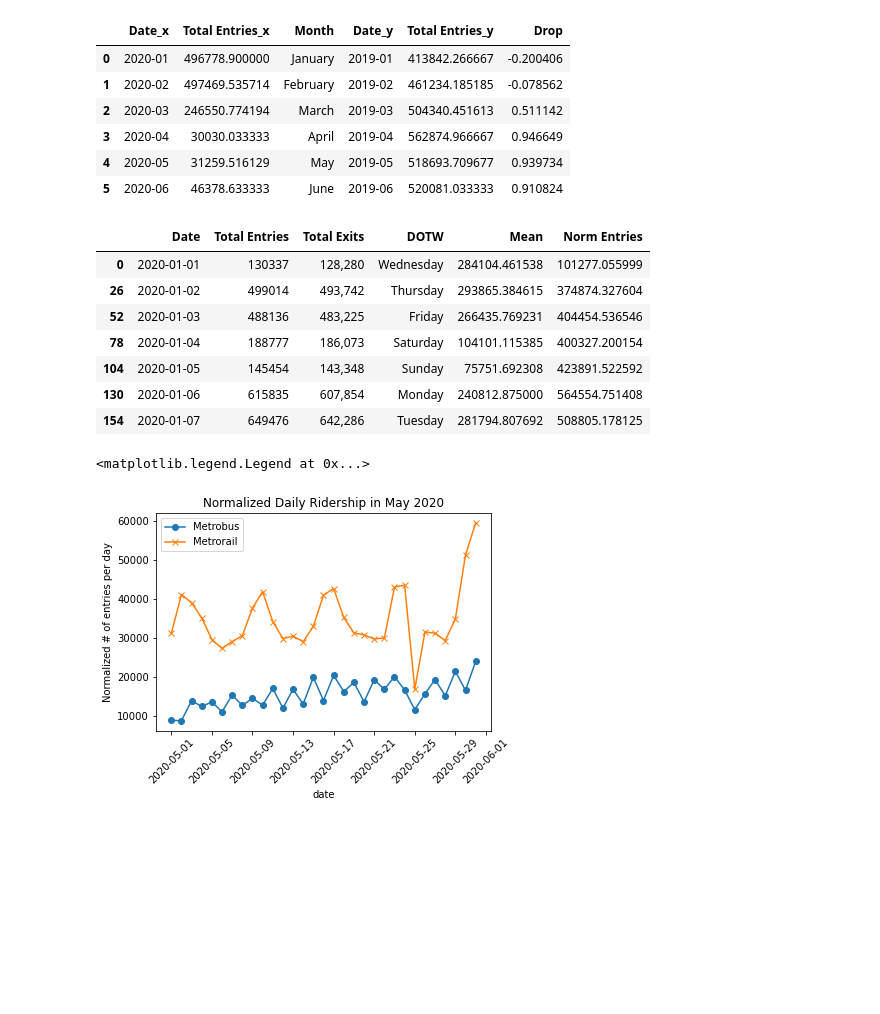
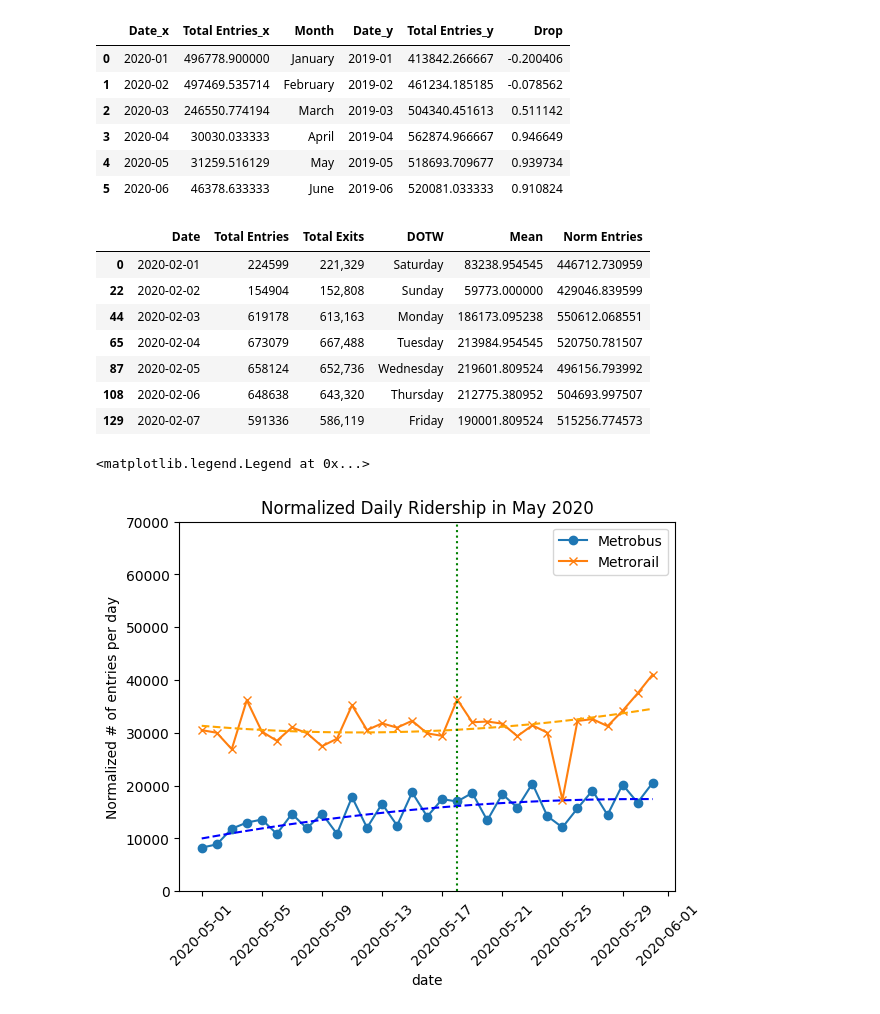
Before and after one commit to kylearbide/DC-Metro-Ridership-Covid, a Jupyter notebook: analysis.ipynb, the cells around one changed output. Saved outputs shown, nothing was run; the diff lists cells and outputs as text; code cells hidden in the pictures; blank space fills up the shorter version.

```diff
--- a/analysis.ipynb
+++ b/analysis.ipynb
@@ -93,6 +94,12 @@ metrorail_drops
 | 3 | 2020-04 | 30030.033333 | April | 2019-04 | 562874.966667 | 0.946649 |
 | 4 | 2020-05 | 31259.516129 | May | 2019-05 | 518693.709677 | 0.939734 |
 | 5 | 2020-06 | 46378.633333 | June | 2019-06 | 520081.033333 | 0.910824 |
+# %%
+# Comparing January-> June of 2019 - 2020
+metrorail_2020 = metrorail_df.loc[(metrorail_df['Date'] >= '2/1/2020') & (metrorail_df['Date'] < '7/1/2020')]
+metrorail_2019 = metrorail_df.loc[(metrorail_df['Date'] >= '2/1/2019') & (metrorail_df['Date'] < '7/1/2019')]
+metrobus_2020 = metrobus_df.loc[(metrobus_df['Date'] >= '2/1/2020') & (metrobus_df['Date'] < '7/1/2020')]
+metrobus_2019 = metrobus_df.loc[(metrobus_df['Date'] >= '2/1/2019') & (metrobus_df['Date'] < '7/1/2019')]
 # %%
 rail_means_2019 = metrorail_2019.groupby(['DOTW'])['Total Entries'].mean().reset_index().rename(columns={"Total Entries":"Mean"})
 rail_means_2020 = metrorail_2020.groupby(['DOTW'])['Total Entries'].mean().reset_index().rename(columns={"Total Entries":"Mean"})
@@ -112,25 +119,52 @@ metrorail_2020['Norm Entries'] = metrorail_2020['Total Entries'] / (metrorail_20
 metrorail_2020.sort_values("Date").head(7)
 # %% [output]
 |  | Date | Total Entries | Total Exits | DOTW | Mean | Norm Entries |
-| 0 | 2020-01-01 | 130337 | 128,280 | Wednesday | 284104.461538 | 101277.055999 |
-| 26 | 2020-01-02 | 499014 | 493,742 | Thursday | 293865.384615 | 374874.327604 |
-| 52 | 2020-01-03 | 488136 | 483,225 | Friday | 266435.769231 | 404454.536546 |
-| 78 | 2020-01-04 | 188777 | 186,073 | Saturday | 104101.115385 | 400327.200154 |
-| 104 | 2020-01-05 | 145454 | 143,348 | Sunday | 75751.692308 | 423891.522592 |
-| 130 | 2020-01-06 | 615835 | 607,854 | Monday | 240812.875000 | 564554.751408 |
-| 154 | 2020-01-07 | 649476 | 642,286 | Tuesday | 281794.807692 | 508805.178125 |
+| 0 | 2020-02-01 | 224599 | 221,329 | Saturday | 83238.954545 | 446712.730959 |
+| 22 | 2020-02-02 | 154904 | 152,808 | Sunday | 59773.000000 | 429046.839599 |
+| 44 | 2020-02-03 | 619178 | 613,163 | Monday | 186173.095238 | 550612.068551 |
+| 65 | 2020-02-04 | 673079 | 667,488 | Tuesday | 213984.954545 | 520750.781507 |
+| 87 | 2020-02-05 | 658124 | 652,736 | Wednesday | 219601.809524 | 496156.793992 |
+| 108 | 2020-02-06 | 648638 | 643,320 | Thursday | 212775.380952 | 504693.997507 |
+| 129 | 2020-02-07 | 591336 | 586,119 | Friday | 190001.809524 | 515256.774573 |
 # %%
 mask_mandate_bus_df = metrobus_2020[(metrobus_2020['Date'] >= "2020-05-01") & (metrobus_2020['Date'] < "2020-06-01")].sort_values("Date")
 mask_mandate_rail_df = metrorail_2020[(metrorail_2020['Date'] >= "2020-05-01") & (metrorail_2020['Date'] < "2020-06-01")].sort_values("Date")
+# %%
+bus_means_2020 = mask_mandate_bus_df.groupby(['DOTW'])['Total Entries'].mean().reset_index().rename(columns={"Total Entries":"Mean"})
+rail_means_2020 = mask_mandate_rail_df.groupby(['DOTW'])['Total Entries'].mean().reset_index().rename(columns={"Total Entries":"Mean"})
+
+mask_mandate_bus_df = mask_mandate_bus_df[["Date","Total Entries", "DOTW"]].merge(bus_means_2020, on="DOTW")
+mask_mandate_rail_df = mask_mandate_rail_df[["Date","Total Entries", "DOTW"]].merge(rail_means_2020, on="DOTW")
+
+mask_mandate_bus_df['Norm Entries'] = mask_mandate_bus_df['Total Entries'] / (mask_mandate_bus_df["Mean"]/mask_mandate_bus_df['Total Entries'].mean())
+mask_mandate_rail_df['Norm Entries'] = mask_mandate_rail_df['Total Entries'] / (mask_mandate_rail_df["Mean"]/mask_mandate_rail_df['Total Entries'].mean())
+# %%
+mask_mandate_bus_df.sort_values("Date", inplace=True)
+mask_mandate_rail_df.sort_values("Date", inplace=True)
+# %%
+norm_x = np.linspace(0,1,len(mask_mandate_bus_df.loc[:, "Norm Entries"]))
+z = np.polyfit(norm_x,pd.to_numeric(mask_mandate_bus_df['Norm Entries']),2)
+poly_eqn = np.poly1d(z)
+y_hat = poly_eqn(norm_x)
+
+norm_x = np.linspace(0,1,len(mask_mandate_rail_df.loc[:, "Norm Entries"]))
+z = np.polyfit(norm_x,pd.to_numeric(mask_mandate_rail_df['Norm Entries']),2)
+poly_eqn = np.poly1d(z)
+y_hat_2 = poly_eqn(norm_x)
 # %%
 fig, ax = plt.subplots()
 ax.plot(mask_mandate_bus_df['Date'],pd.to_numeric(mask_mandate_bus_df['Norm Entries']),label="Metrobus",marker='o')
 ax.plot(mask_mandate_rail_df['Date'],pd.to_numeric(mask_mandate_rail_df['Norm Entries']),label="Metrorail",marker='x')
+ax.plot(mask_mandate_bus_df['Date'],y_hat, color = "blue", linestyle="dashed")
+ax.plot(mask_mandate_rail_df['Date'],y_hat_2,color = "orange", linestyle="dashed")
 ax.set_title("Normalized Daily Ridership in May 2020")
 ax.set_xlabel("date")
 ax.set_ylabel("Normalized # of entries per day")
+ax.axvline(dt.datetime(2020, 5, 18), linestyle="dotted", color="green")
 ax.tick_params(axis='x', rotation=45)
+ax.set_ylim(bottom=0, top=70000)
+bottom,top = ax.get_ylim()
 ax.legend()
 # %% [output]
 <matplotlib.legend.Legend at 0x...>
-[figure, old version]
+[figure, new version]
```
Also changed, not shown: parts of 13 cells of this notebook.
